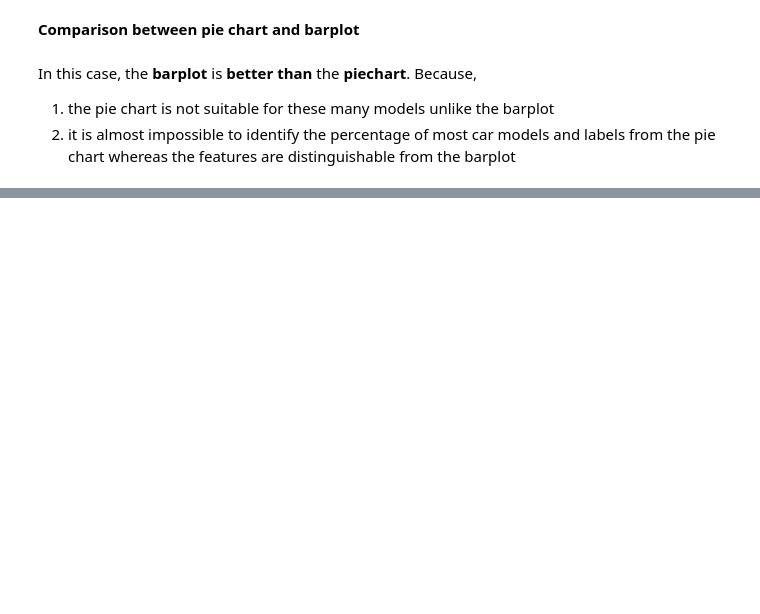
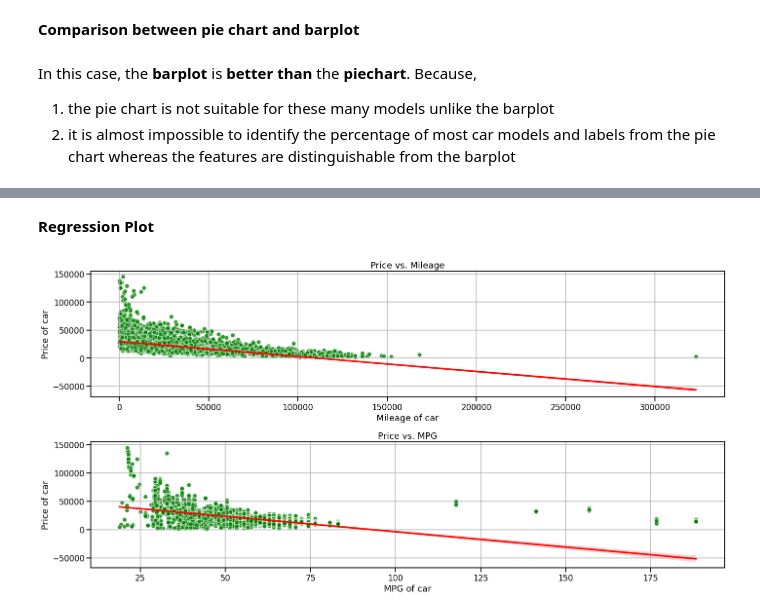
Before and after one commit to riyadbinislam/Data_Visualization_with_Python__mh, a Jupyter notebook: audi_used_car_analysis/audi_used_car_EDA.ipynb, the cells around one changed output, grey strips where cells are left out. Saved outputs shown, nothing was run; the diff lists cells and outputs as text; code cells hidden in the pictures; blank space fills up the shorter version.

```diff
--- a/audi_used_car_analysis/audi_used_car_EDA.ipynb
+++ b/audi_used_car_analysis/audi_used_car_EDA.ipynb
@@ -70,0 +131,23 @@ In this case, the **barplot** is **better than** the **piechart**. Because,
+# %% [markdown]
+**Regression Plot**
+# %%
+plt.figure(figsize=(20,10))
+
+plt.subplot(2,1,1)
+sns.regplot(x="mileage", y="price", data=df, scatter_kws={"color": "green", "edgecolor":"white"}, line_kws={"color":"red"})
+plt.grid()
+plt.xlabel("Mileage of car")
+plt.ylabel("Price of car")
+plt.title("Price vs. Mileage")
+
+plt.subplot(2,1,2)
+sns.regplot(x="mpg", y="price", data=df, scatter_kws={"color": "green", "edgecolor":"white"}, line_kws={"color":"red"})
+plt.grid()
+plt.xlabel("MPG of car")
+plt.ylabel("Price of car")
+plt.title("Price vs. MPG")
+
+plt.tight_layout()
+plt.show()
+# %% [output]
+[figure, added]
```
Also changed, not shown: parts of 12 cells of this notebook.
